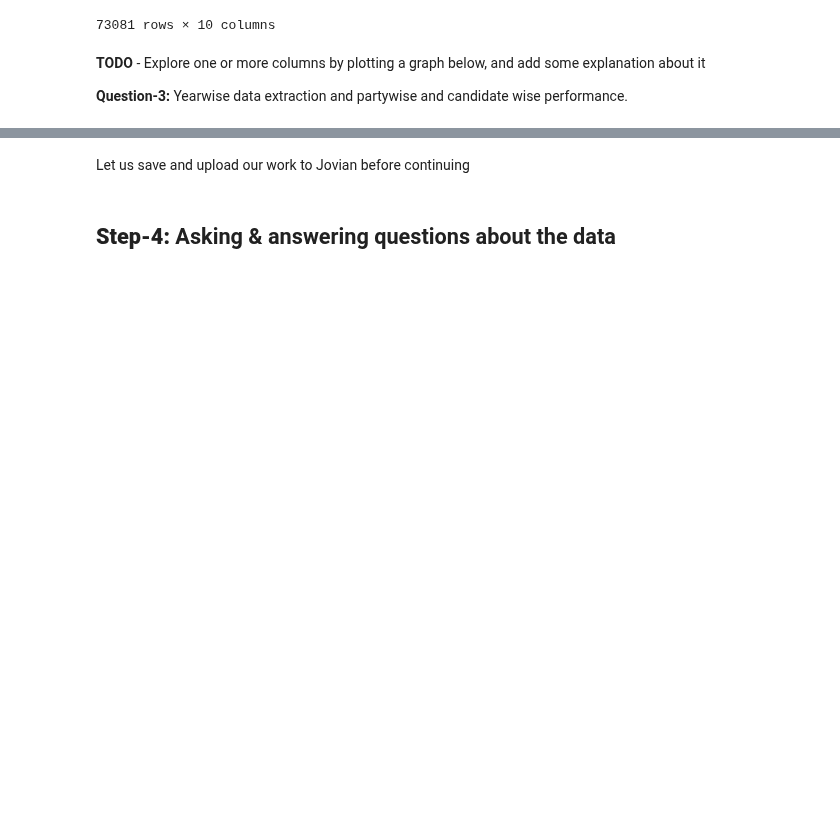
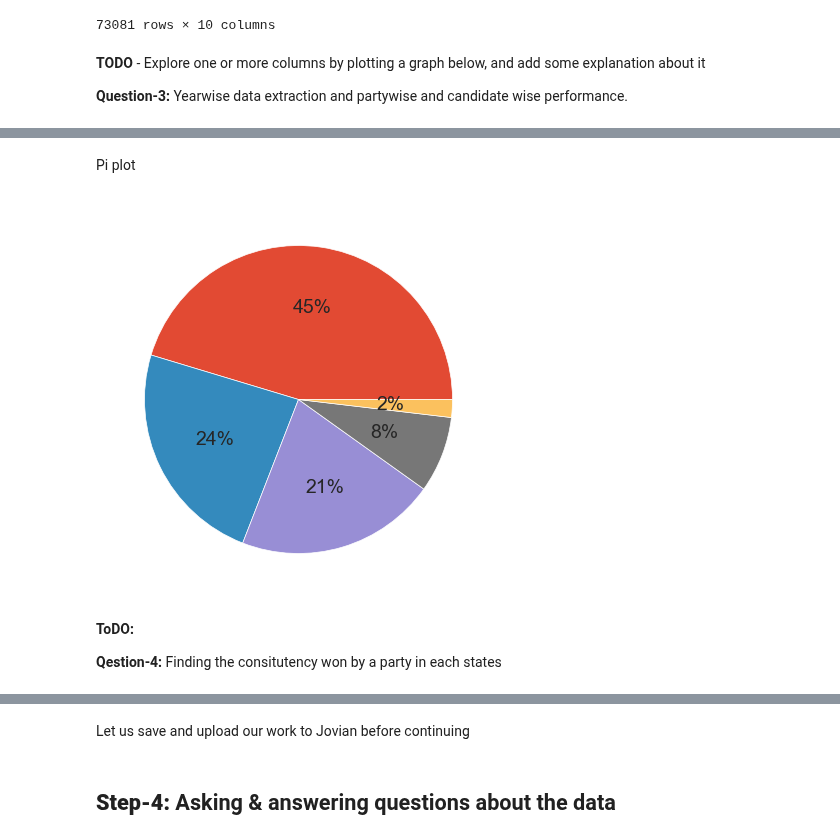
Before and after one commit to arunp77/Python-programming, a Jupyter notebook: Python-fundamental/zerotopandas_course_project.ipynb, the cells around one changed output, grey strips where cells are left out. Cells and saved outputs as stored; diff of their text form; code cells hidden in the pictures; blank space fills up the shorter version.

```diff
--- a/Python-fundamental/zerotopandas_course_project.ipynb
+++ b/Python-fundamental/zerotopandas_course_project.ipynb
@@ -652,0 +749,16 @@ national_dfcopy
+# %% [markdown]
+Pi plot
+# %%
+labels = up2014_df_part['Party']
+# Plot the pie chart
+ax = plt.pie(up2014_df_part['totvotpoll'], autopct='%1.0f%%')
+
+# plt.title('1977 West Bengal Elections\nParty-wise Distribution of Votes')
+#plt.legend(title=label, loc='best', bbox_to_anchor=(1, 1))
+plt.show()
+# %% [output]
+[figure, added]
+# %% [markdown]
+**ToDO:**
+
+**Qestion-4:** Finding the consitutency won by a party in each states
```
Also changed, not shown: parts of 60 cells of this notebook.
